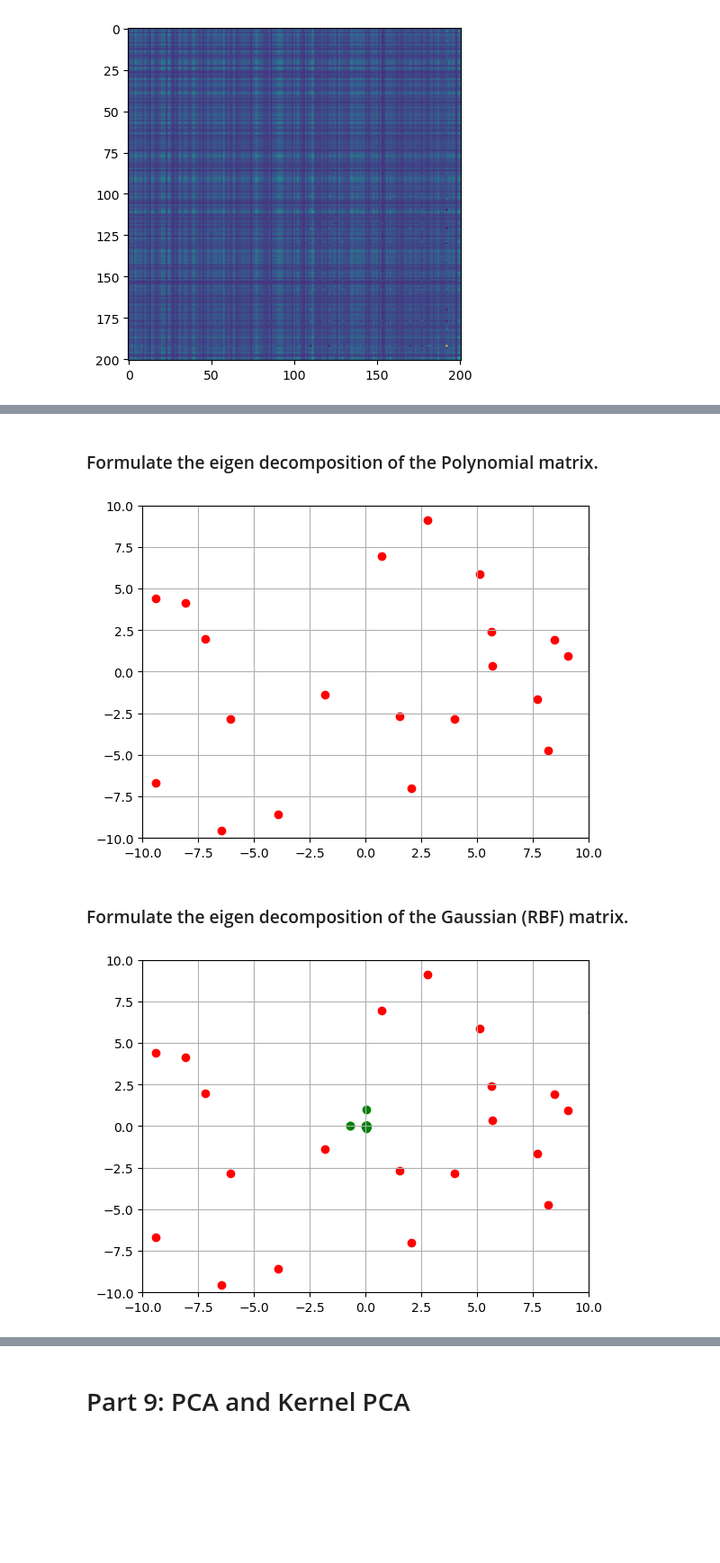
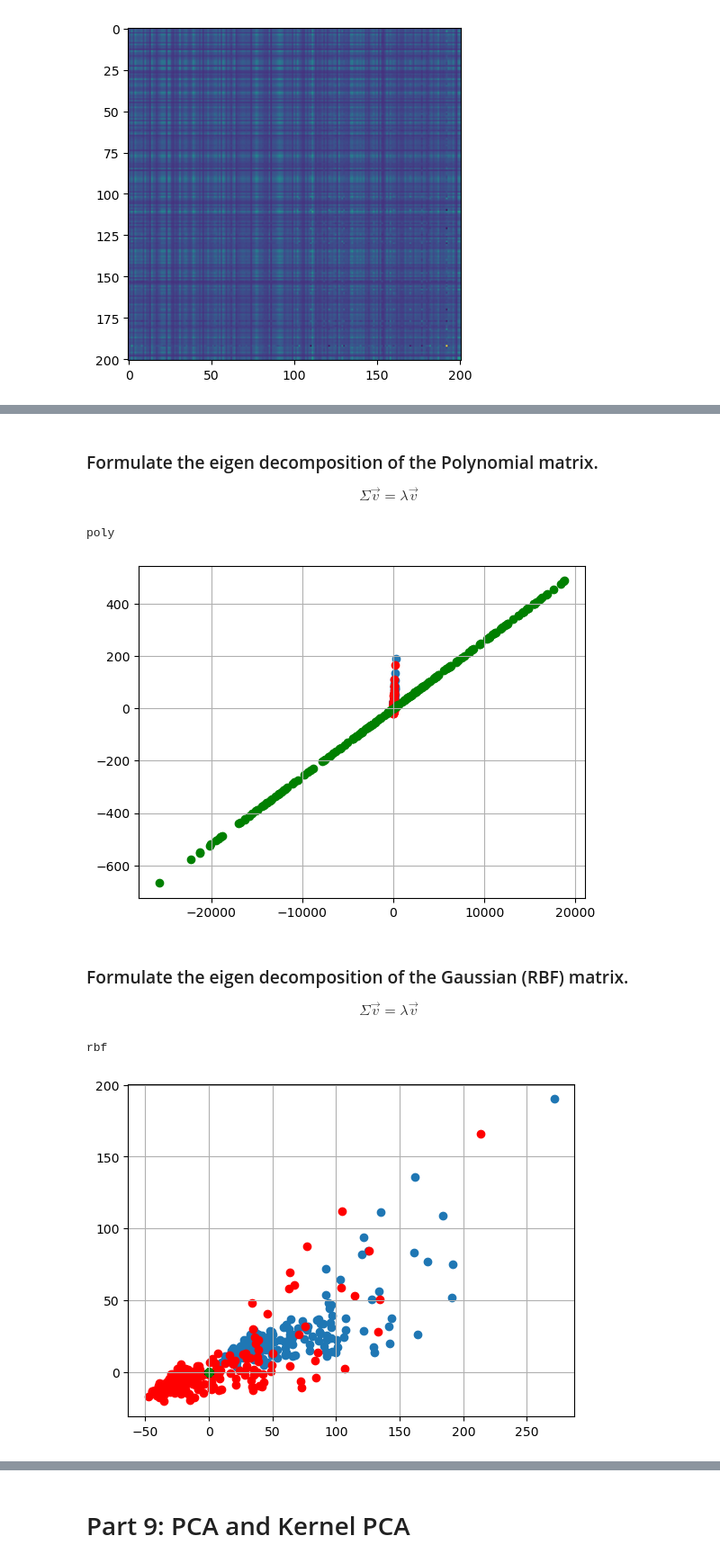
Before and after one commit to cashhollister2u/cap5625, a Jupyter notebook: assignment_1/assignment_1.ipynb, the cells around one changed output, grey strips where cells are left out. Shown at 90% size. Drawn from its saved outputs; the diff is of its cells as text; code cells hidden in the pictures; blank space fills up the shorter version.

```diff
--- a/assignment_1/assignment_1.ipynb
+++ b/assignment_1/assignment_1.ipynb
@@ -292,7 +292,7 @@ def compute_kernel_matrix(data, kernel_type, **kwargs):
 
     n_samples = data.shape[0]
     kernel_matrix = np.zeros((n_samples, n_samples))
-
+    print(kernel_type)
     for i in range(n_samples):
         for j in range(n_samples):
             if (kernel_type=='rbf'):
@@ -336,10 +336,8 @@ def my_kpca(data, alpha, kernel_type='rbf', **kwargs):
     - k, the number of principle components.
     """
 
-
     # 1) computing the kernel matrix
     kernel_matrix, n_samples = compute_kernel_matrix(data, kernel_type, **kwargs)
-
 
     # 2) centering the kernel matrix
     one_n = np.ones((n_samples, n_samples)) / n_samples
@@ -352,29 +350,20 @@ def my_kpca(data, alpha, kernel_type='rbf', **kwargs):
     # centering
     centered_kernel_matrix = kernel_matrix + mean2
 
-
     # 3) finding the eigen values and eigen vectors
     eigen_values, eigen_vectors = np.linalg.eig(centered_kernel_matrix)
-
 
     # 4) sorting the eigen values and eigen vectors (descending order)
     idx = np.argsort(eigen_values)[::-1]
     eigen_values = eigen_values[idx]
     eigen_vectors = eigen_vectors[:, idx]
 
+    # 5) Get the first eigenvector
+    v1 = eigen_vectors[:, 0]
 
-    # EXTRA STEP) finding an optimal n_components value that retains a significant amount of variance
-    var_ratio = eigen_values / np.sum(eigen_values)  # array that stores the var ratio for each eigen_value
-    cumulative_var_ratio = np.cumsum(var_ratio)  # array that stores a cumulative sum, adding the var ratio of each next PC every time
-        # finding the smallest k that satisfies the target variance
-    k = np.argmax(cumulative_var_ratio >= alpha) + 1  # adding 1 since indexing starts at 0
-    reduced_eigen_vectors = eigen_vectors[:,:k]  # we only need principle components, not the entire eigen vector, so we reduce it
+    # 6) Project onto the first eigenvector (1D projection)
+    projection_1d = np.dot(centered_kernel_matrix, v1)[:,np.newaxis]*v1
 
-
-    # 5) projecting the data onto the selected components (n_components)
-    projected_data = np.dot(centered_kernel_matrix, reduced_eigen_vectors)
-
-
-    return projected_data, reduced_eigen_vectors, mean2, k, var_ratio
+    return projection_1d
 # %% [markdown]
 ### Formulate the eigen decomposition of the Linear matrix.
@@ -386,16 +377,20 @@ plot_projection(projected_data)
 # %% [markdown]
 ### Formulate the eigen decomposition of the Polynomial matrix.
+$$ \Sigma \vec{v}=\lambda \vec{v}$$
 # %%
-projected_data, reduced_eigen_vectors, mean2, k, var_ratio = my_kpca(D, alpha=0.95, kernel_type='poly', degree=1)
-plot_projection(projected_data)
+projection_1d = my_kpca(D, alpha=0.95, kernel_type='poly', degree=1)
+plot_projection(projection_1d)
 # %% [output]
+poly
-[figure, old version]
+[figure, new version]
 # %% [markdown]
 ### Formulate the eigen decomposition of the Gaussian (RBF) matrix.
+$$ \Sigma \vec{v}=\lambda \vec{v}$$
 # %%
-projected_data, reduced_eigen_vectors, mean2, k, var_ratio = my_kpca(D, alpha=0.95, kernel_type='rbf', gamma=0.5)
-plot_projection(projected_data)
+projection_1d = my_kpca(D, alpha=0.95, kernel_type='rbf', gamma=0.5)
+plot_projection(projection_1d)
 # %% [output]
+rbf
-[figure, old version]
+[figure, new version]
 # %% [markdown]
 ### Formulate the eigen decomposition of the Distance-based matrix.
```
Also changed, not shown: parts of 18 cells of this notebook.
